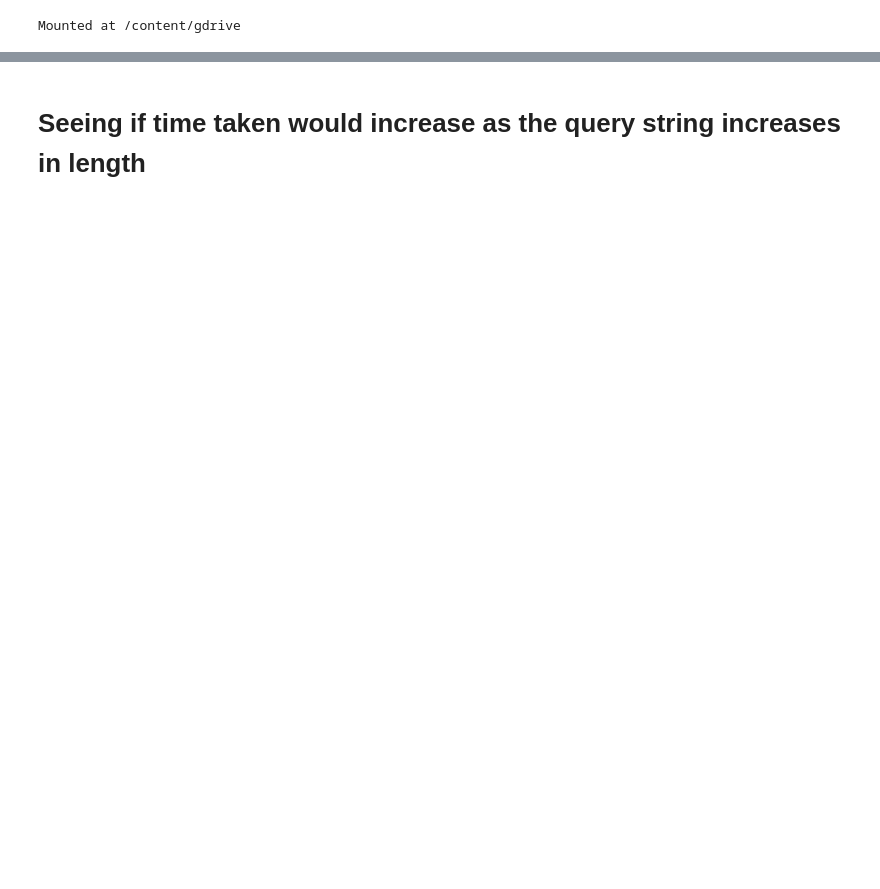
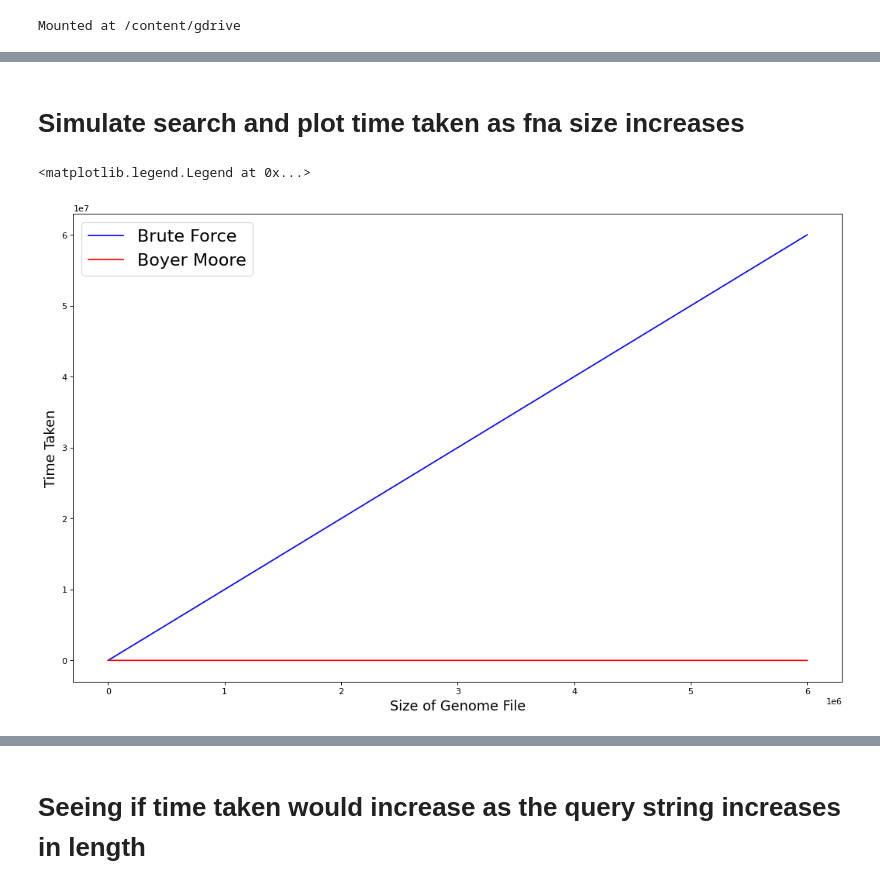
Before and after one commit to jeslynlamxy/dna-sequence-searching, a Jupyter notebook: speed_analysis.ipynb, the cells around one changed output, grey strips where cells are left out. Cells and saved outputs as stored; diff of their text form; code cells hidden in the pictures; blank space fills up the shorter version.

```diff
--- a/speed_analysis.ipynb
+++ b/speed_analysis.ipynb
@@ -53,0 +58,20 @@ test_fixed_query_df = pd.read_csv(test_fixed_query)
+# %% [markdown]
+# Simulate search and plot time taken as fna size increases
+# %%
+#  O(m*n). The m is the size of pattern and n is the size of the main string.
+def bf(n, m):
+    return m*(n-m+1)
+
+def bm(n, m):
+    return m/n
+
+n = np.arange(0, 6000000)
+plt.figure(figsize=(16, 10), dpi= 80, facecolor='w', edgecolor='k')
+plt.plot(n, bf(n, 10), c="blue")
+plt.plot(n, bm(n, 10), c='red')
+plt.xlabel('Size of Genome File', fontsize=16)
+plt.ylabel('Time Taken', fontsize=16)
+plt.legend(['Brute Force', 'Boyer Moore'], loc='best', fontsize=20)
+# %% [output]
+<matplotlib.legend.Legend at 0x...>
+[figure, added]
```
Also changed, not shown: parts of 38 cells of this notebook.
